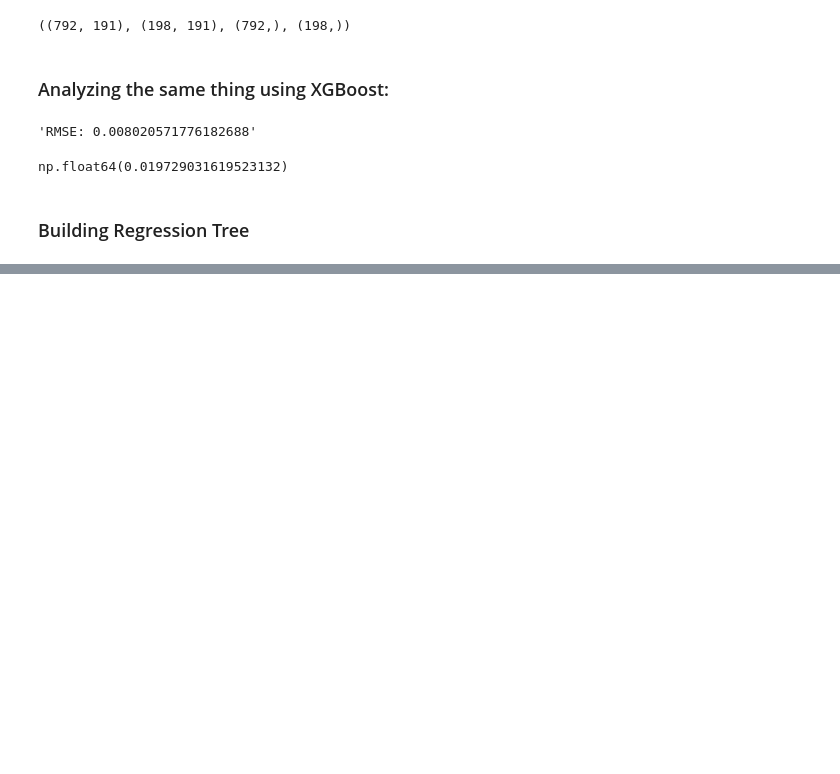
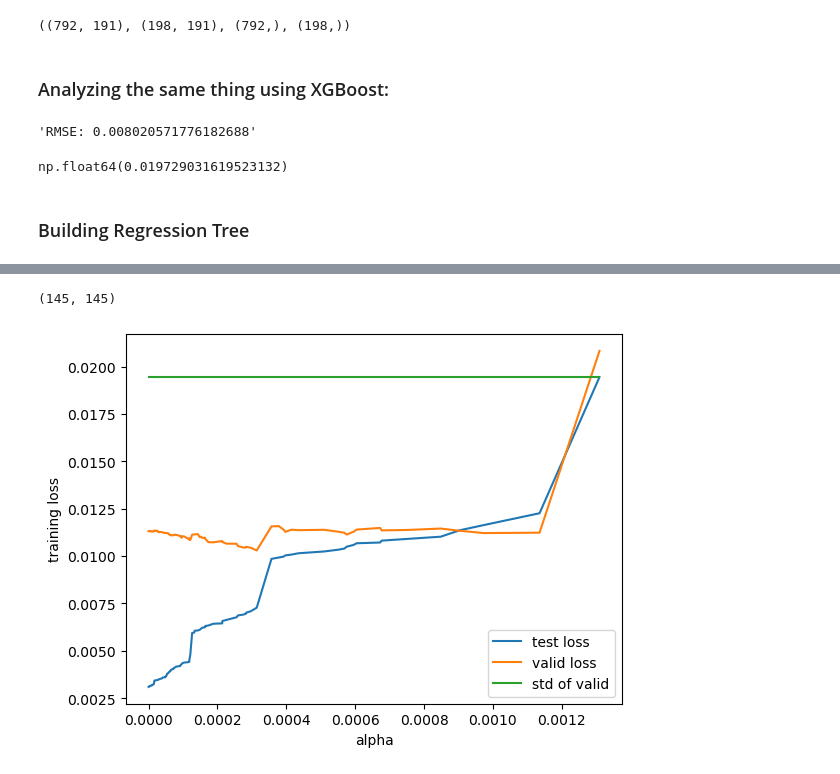
Before and after one commit to TabishShahMohsin/decisionTrees, a Jupyter notebook: notebooks/2 Regression Tree.ipynb, the cells around one changed output, grey strips where cells are left out. Drawn from its saved outputs; the diff is of its cells as text; code cells hidden in the pictures; blank space fills up the shorter version.

Commit message:
Pruning fully implemented with regression trees

```diff
--- a/notebooks/2 Regression Tree.ipynb
+++ b/notebooks/2 Regression Tree.ipynb
@@ -79,29 +79,31 @@ class RegressionTree:
         if n_samples >= self.min_samples_split and curr_depth < self.max_depth:
             best_split = self.best_split(X, y)
 
-            left_node = self.build_tree(best_split["left_X"], best_split["left_y"], curr_depth + 1)
-            right_node = self.build_tree(best_split["right_X"], best_split["right_y"], curr_depth + 1)
+            # Check if valid split was found
+            if best_split["feature_idx"] is not None:
+                left_node = self.build_tree(best_split["left_X"], best_split["left_y"], curr_depth + 1)
+                right_node = self.build_tree(best_split["right_X"], best_split["right_y"], curr_depth + 1)
 
-            return Node(best_split["feature_idx"], best_split["threshold"], best_split["loss"], left_node, right_node)
+                return Node(best_split["feature_idx"], best_split["threshold"], best_split["loss"], left_node, right_node)
 
         # Returning a Pure Node with AVG value
         return Node(value=np.mean(y))
 
     # Can be Vectorized as well
     def predict(self, X):
-        predictions = [self.predict_class(row, self.root) for row in X]
+        predictions = [self.predict_value(row, self.root) for row in X]
         return predictions
 
-    def predict_class(self, x, node):
+    def predict_value(self, x, node):
         # Leaf Node: Base case
         if node.value is not None:
             return node.value
         # Decision Node
         feature_value = x[node.feature_idx]
         if feature_value <= node.threshold:
-            return self.predict_class(x, node.left)
+            return self.predict_value(x, node.left)
         else:
-            return self.predict_class(x, node.right)
+            return self.predict_value(x, node.right)
 
     def fit(self, X, y):
         self.root = self.build_tree(X, y)
@@ -227,0 +286,9 @@ dot
+# %%
+rt = RegressionTree(min_samples_split=7, max_depth=float('inf'))
+s = time.time()
+rt.fit(X_train, y_train)
+e = time.time()
+
+y_pred = rt.predict(X_valid)
+rmse = np.sqrt(np.mean(np.square(y_valid- y_pred)))
+(f"RMSE: {rmse}"), e - s
@@ -227,0 +413,25 @@ dot
+# %%
+len(trees), len(alphas)
+# %% [output]
+(145, 145)
+# %%
+def loss(prediction, y):
+    return np.sqrt(np.mean(np.square(prediction - y)))
+# %%
+valid_loss = []
+test_loss = []
+for tree in trees:
+    prediction = tree.predict(X_valid)
+    valid_loss.append(loss(prediction, y_valid))
+    prediction = tree.predict(X_train)
+    test_loss.append(loss(prediction, y_train))
+# %%
+plt.plot(alphas, test_loss, label='test loss')
+plt.plot(alphas, valid_loss, label='valid loss')
+plt.plot(alphas, np.std(y_train) * np.ones(len(alphas)), label='std of valid')
+plt.xlabel('alpha')
+plt.ylabel('training loss')
+plt.legend()
+plt.show()
+# %% [output]
+[figure, added]
```
Also changed, not shown: parts of 14 cells of this notebook, 3 other files.
